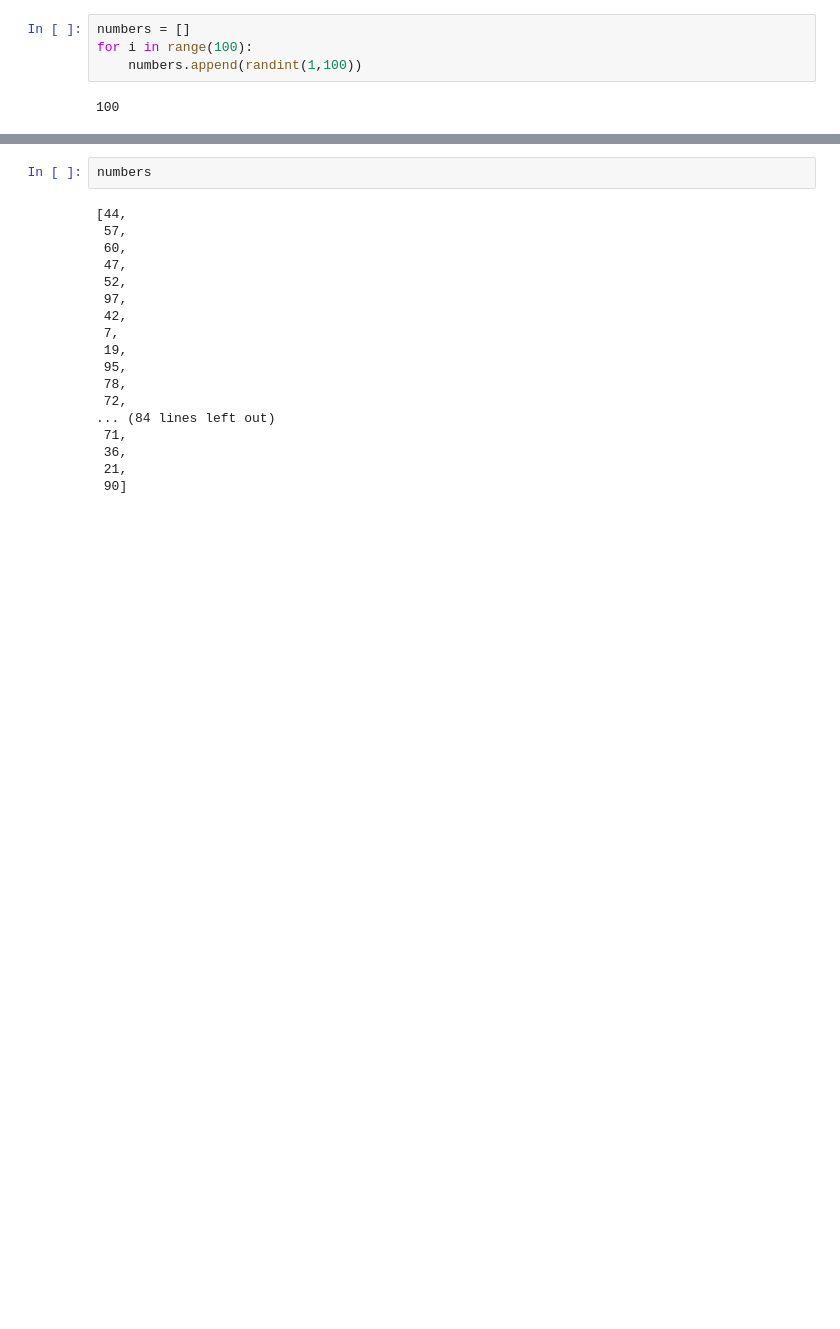
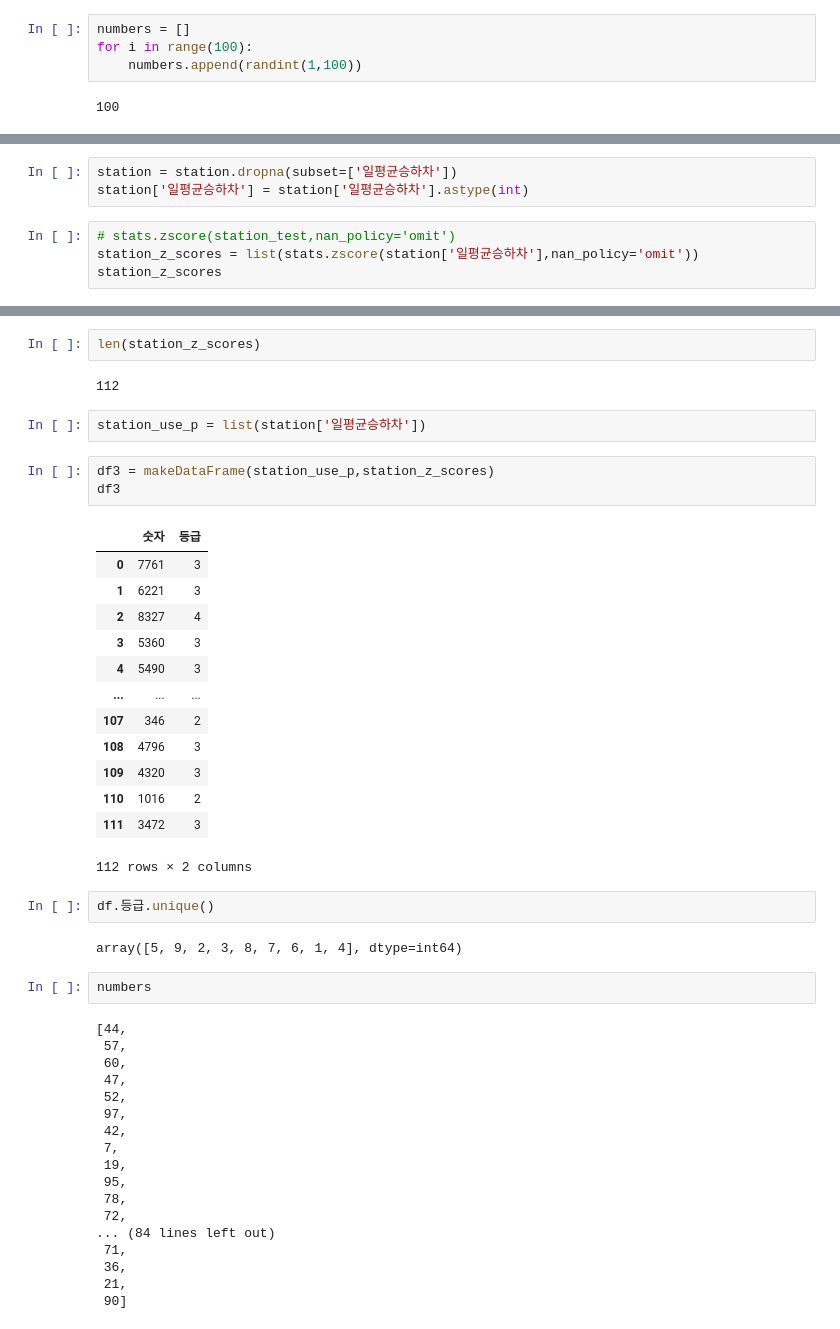
Before and after one commit to Busan-Bigdata-analysis/storage, a Jupyter notebook: scoreCalculation/classification.ipynb, the cells around one changed output, grey strips where cells are left out. Saved outputs shown, nothing was run; the diff lists cells and outputs as text; blank space fills up the shorter version.

Commit message:
[2022.10.19] zscore 활용한 등급 분류 모듈
- 데이터 파일 경로 일치 필요

```diff
--- a/scoreCalculation/classification.ipynb
+++ b/scoreCalculation/classification.ipynb
@@ -9,0 +92,7 @@ for i in range(100):
+# %%
+station = station.dropna(subset=['일평균승하차'])
+station['일평균승하차'] = station['일평균승하차'].astype(int)
+# %%
+# stats.zscore(station_test,nan_policy='omit')
+station_z_scores = list(stats.zscore(station['일평균승하차'],nan_policy='omit'))
+station_z_scores
@@ -10,3 +117,30 @@ for i in range(100):
+# %%
+len(station_z_scores)
+# %% [output]
+112
+# %%
+station_use_p = list(station['일평균승하차'])
+# %%
+df3 = makeDataFrame(station_use_p,station_z_scores)
+df3
+# %% [output]
+|  | 숫자 | 등급 |
+| 0 | 7761 | 3 |
+| 1 | 6221 | 3 |
+| 2 | 8327 | 4 |
+| 3 | 5360 | 3 |
+| 4 | 5490 | 3 |
+| ... | ... | ... |
+| 107 | 346 | 2 |
+| 108 | 4796 | 3 |
+| 109 | 4320 | 3 |
+| 110 | 1016 | 2 |
+| 111 | 3472 | 3 |
+112 rows × 2 columns
+# %%
+df.등급.unique()
+# %% [output]
+array([5, 9, 2, 3, 8, 7, 6, 1, 4], dtype=int64)
 # %%
 numbers
 # %% [output]
```
Also changed, not shown: parts of 19 cells of this notebook, 1 other file.
